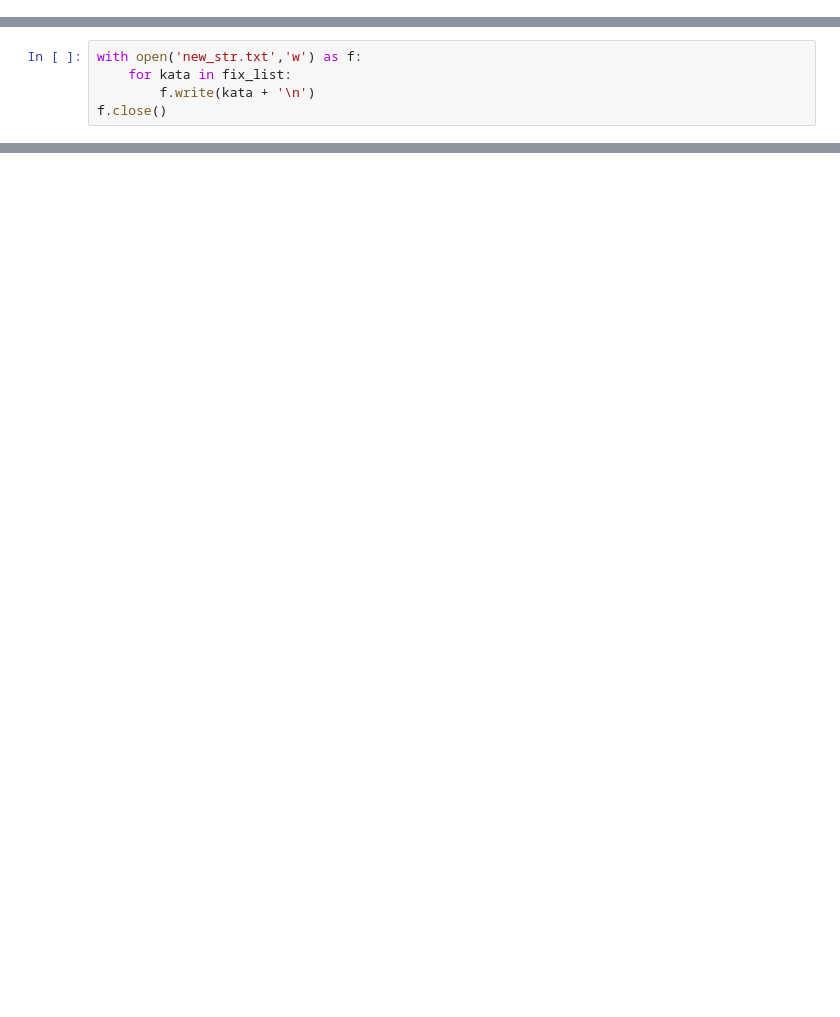
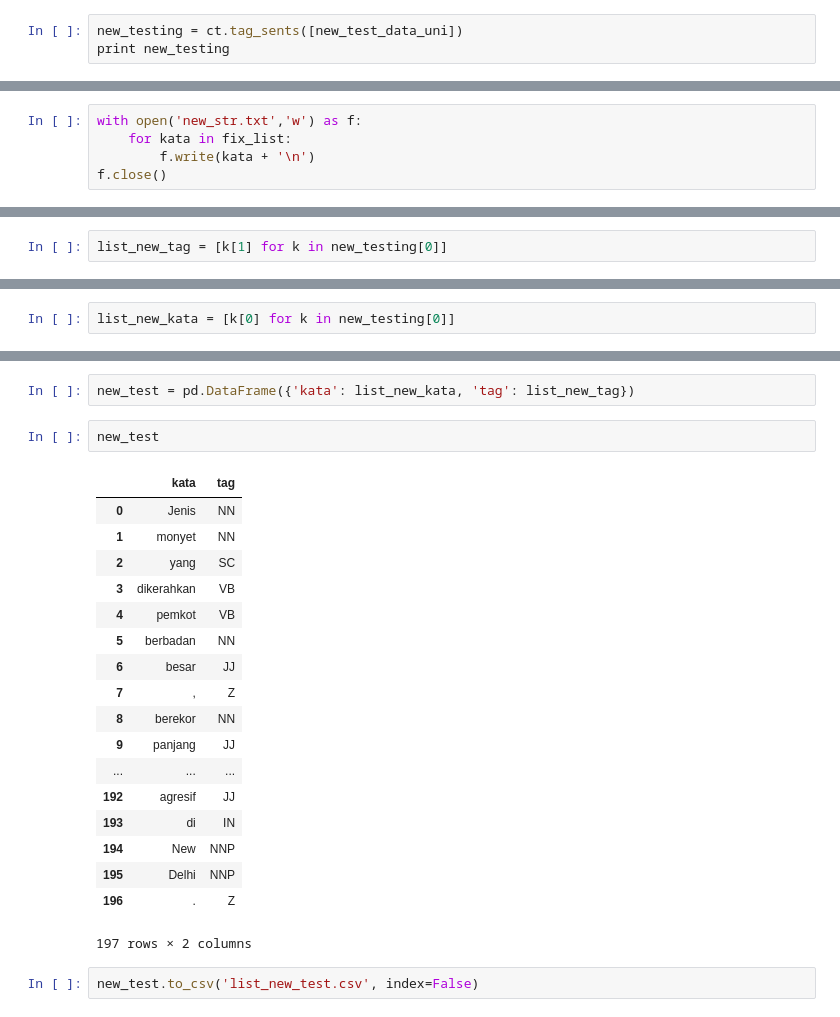
Before and after one commit to prays/WS1-NLP, a Jupyter notebook: WS1.ipynb, the cells around one changed output, grey strips where cells are left out. Saved outputs shown, nothing was run; the diff lists cells and outputs as text; blank space fills up the shorter version.

```diff
--- a/WS1.ipynb
+++ b/WS1.ipynb
@@ -167,0 +194,3 @@ fix_list
+# %%
+new_testing = ct.tag_sents([new_test_data_uni])
+print new_testing
@@ -174,0 +225,2 @@ with open('test_data')
+# %%
+list_new_tag = [k[1] for k in new_testing[0]]
@@ -174,0 +247,2 @@ with open('test_data')
+# %%
+list_new_kata = [k[0] for k in new_testing[0]]
@@ -174,0 +269,25 @@ with open('test_data')
+# %%
+new_test = pd.DataFrame({'kata': list_new_kata, 'tag': list_new_tag})
+# %%
+new_test
+# %% [output]
+|  | kata | tag |
+| 0 | Jenis | NN |
+| 1 | monyet | NN |
+| 2 | yang | SC |
+| 3 | dikerahkan | VB |
+| 4 | pemkot | VB |
+| 5 | berbadan | NN |
+| 6 | besar | JJ |
+| 7 | , | Z |
+| 8 | berekor | NN |
+| 9 | panjang | JJ |
+| ... | ... | ... |
+| 192 | agresif | JJ |
+| 193 | di | IN |
+| 194 | New | NNP |
+| 195 | Delhi | NNP |
+| 196 | . | Z |
+197 rows × 2 columns
+# %%
+new_test.to_csv('list_new_test.csv', index=False)
```
Also changed, not shown: parts of 9 cells of this notebook.
